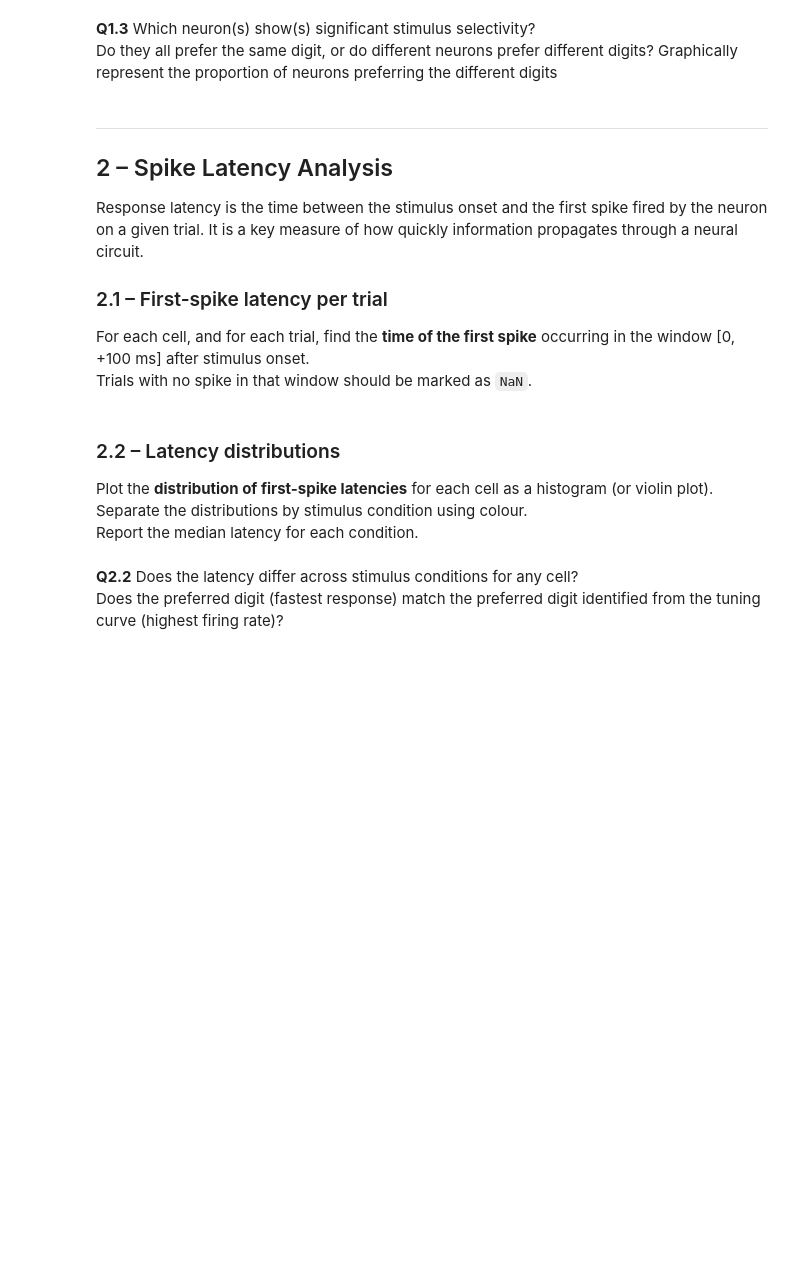
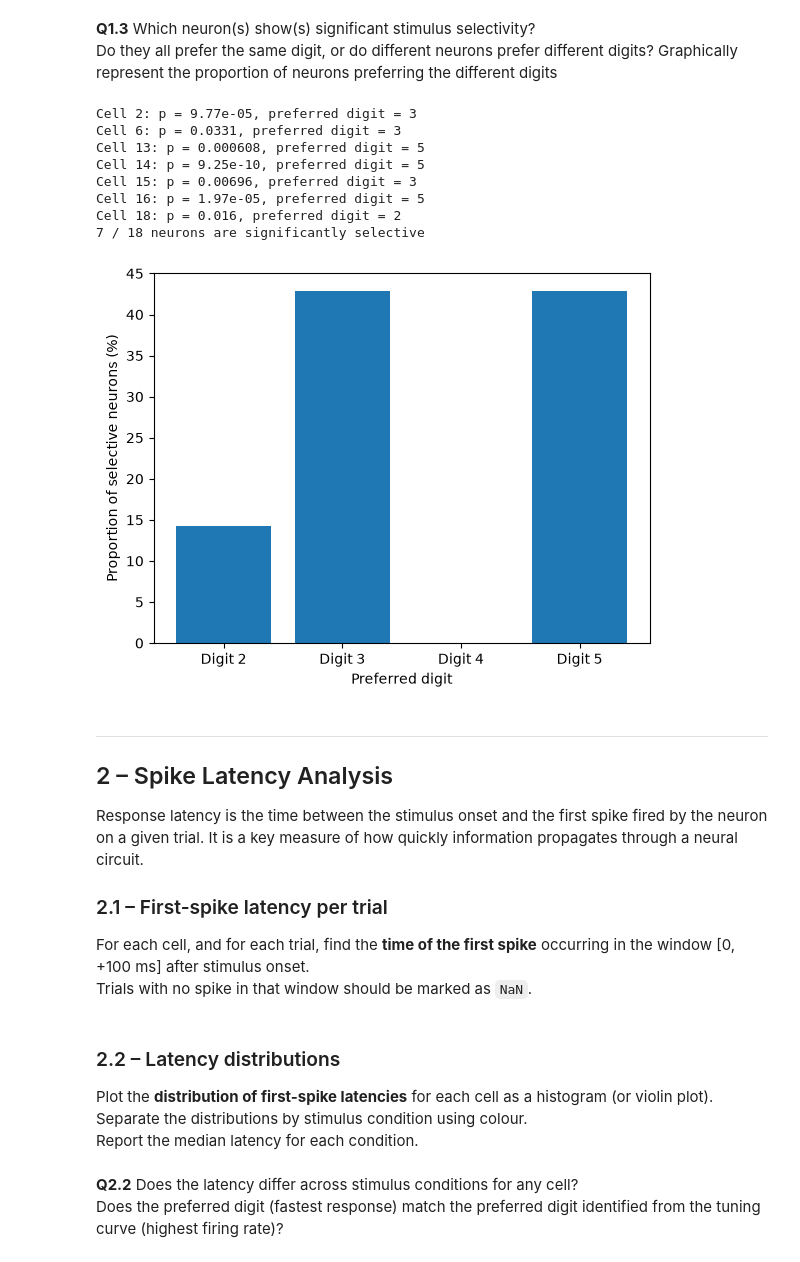
Before and after one commit to Elnettelucas/Groupe_21_HW_DataAnalysis_2026.ipynb, a Jupyter notebook: HW_SU_LFP_111026_student_2026.ipynb, the cells around one changed output. Drawn from its saved outputs; the diff is of its cells as text; code cells hidden in the pictures; blank space fills up the shorter version.

```diff
--- a/HW_SU_LFP_111026_student_2026.ipynb
+++ b/HW_SU_LFP_111026_student_2026.ipynb
@@ -211,6 +232,81 @@ Report the p-value in the legend or as a title of each tuning curve.
 **Q1.3** Which neuron(s) show(s) significant stimulus selectivity?
 Do they all prefer the same digit, or do different neurons prefer different digits?
 Graphically represent the proportion of neurons preferring the different digits
+# %%
+preferred = []
+
+for n in range(18):
+    StimCond = cells[n]['StimCond']
+    rate = np.mean(unit_aligned[n][:, 50:100], axis=1) * 1000
+
+    r2 = rate[StimCond[:, 1] == 2]
+    r3 = rate[StimCond[:, 1] == 3]
+    r4 = rate[StimCond[:, 1] == 4]
+    r5 = rate[StimCond[:, 1] == 5]
+
+    f_stat, p_value = stats.f_oneway(r2, r3, r4, r5)
+
+    if p_value < 0.05:
+        # Moyenne du taux de décharge pour chaque digit
+        mean2 = np.mean(r2)
+        mean3 = np.mean(r3)
+        mean4 = np.mean(r4)
+        mean5 = np.mean(r5)
+
+        # On cherche le digit qui a la plus grande moyenne
+        best = 2
+        best_mean = mean2
+        if mean3 > best_mean:
+            best = 3
+            best_mean = mean3
+        if mean4 > best_mean:
+            best = 4
+            best_mean = mean4
+        if mean5 > best_mean:
+            best = 5
+            best_mean = mean5
+
+        preferred.append(best)
+        print(f"Cell {n+1}: p = {p_value:.3g}, preferred digit = {best}")
+
+n_selective = len(preferred)
+print(n_selective, "/ 18 neurons are significantly selective")
+
+# On compte combien de neurones préfèrent chaque digit
+count2 = 0
+count3 = 0
+count4 = 0
+count5 = 0
+for digit in preferred:
+    if digit == 2:
+        count2 = count2 + 1
+    if digit == 3:
+        count3 = count3 + 1
+    if digit == 4:
+        count4 = count4 + 1
+    if digit == 5:
+        count5 = count5 + 1
+
+# On transforme ces nombres en pourcentages
+proportion2 = count2 / n_selective * 100
+proportion3 = count3 / n_selective * 100
+proportion4 = count4 / n_selective * 100
+proportion5 = count5 / n_selective * 100
+
+plt.bar(['Digit 2', 'Digit 3', 'Digit 4', 'Digit 5'], [proportion2, proportion3, proportion4, proportion5])
+plt.xlabel('Preferred digit')
+plt.ylabel('Proportion of selective neurons (%)')
+plt.show()
+# %% [output]
+Cell 2: p = 9.77e-05, preferred digit = 3
+Cell 6: p = 0.0331, preferred digit = 3
+Cell 13: p = 0.000608, preferred digit = 5
+Cell 14: p = 9.25e-10, preferred digit = 5
+Cell 15: p = 0.00696, preferred digit = 3
+Cell 16: p = 1.97e-05, preferred digit = 5
+Cell 18: p = 0.016, preferred digit = 2
+7 / 18 neurons are significantly selective
+[figure, added]
 # %% [markdown]
 ---
 ## 2 – Spike Latency Analysis
```
Also changed, not shown: parts of 6 cells of this notebook.
